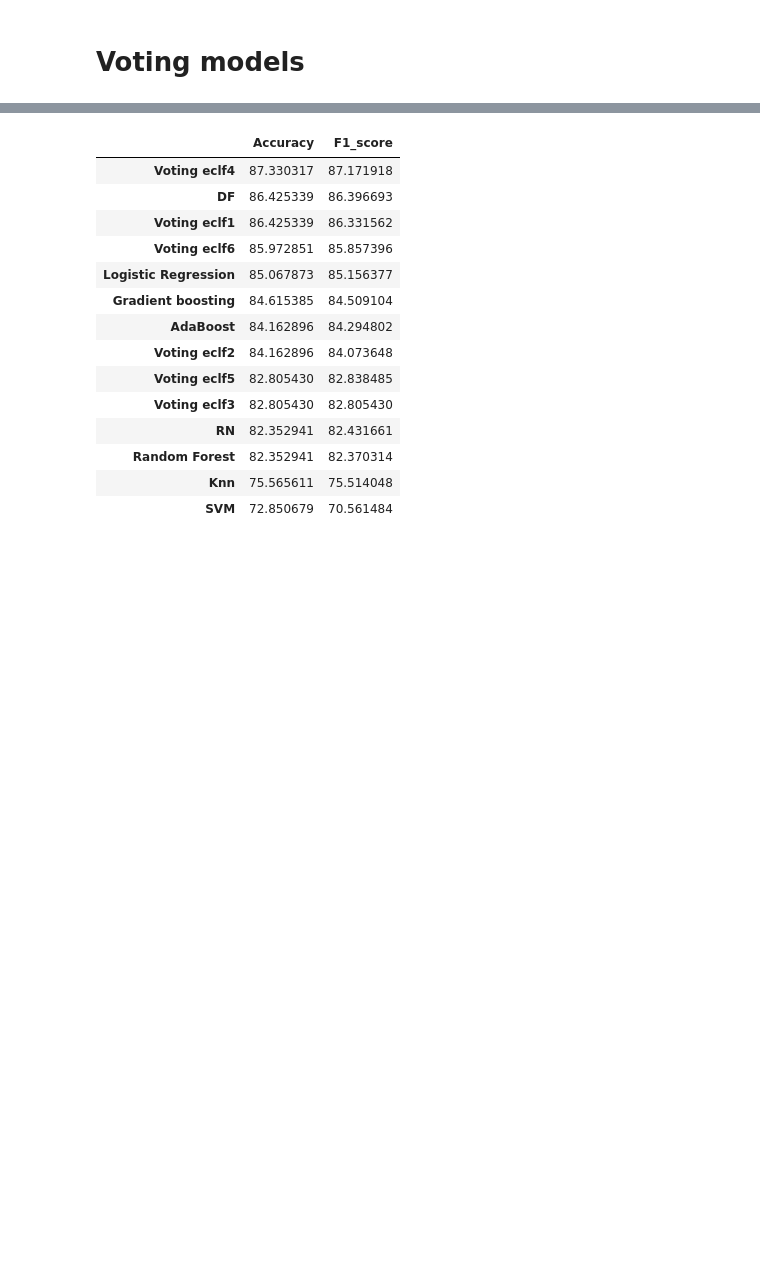
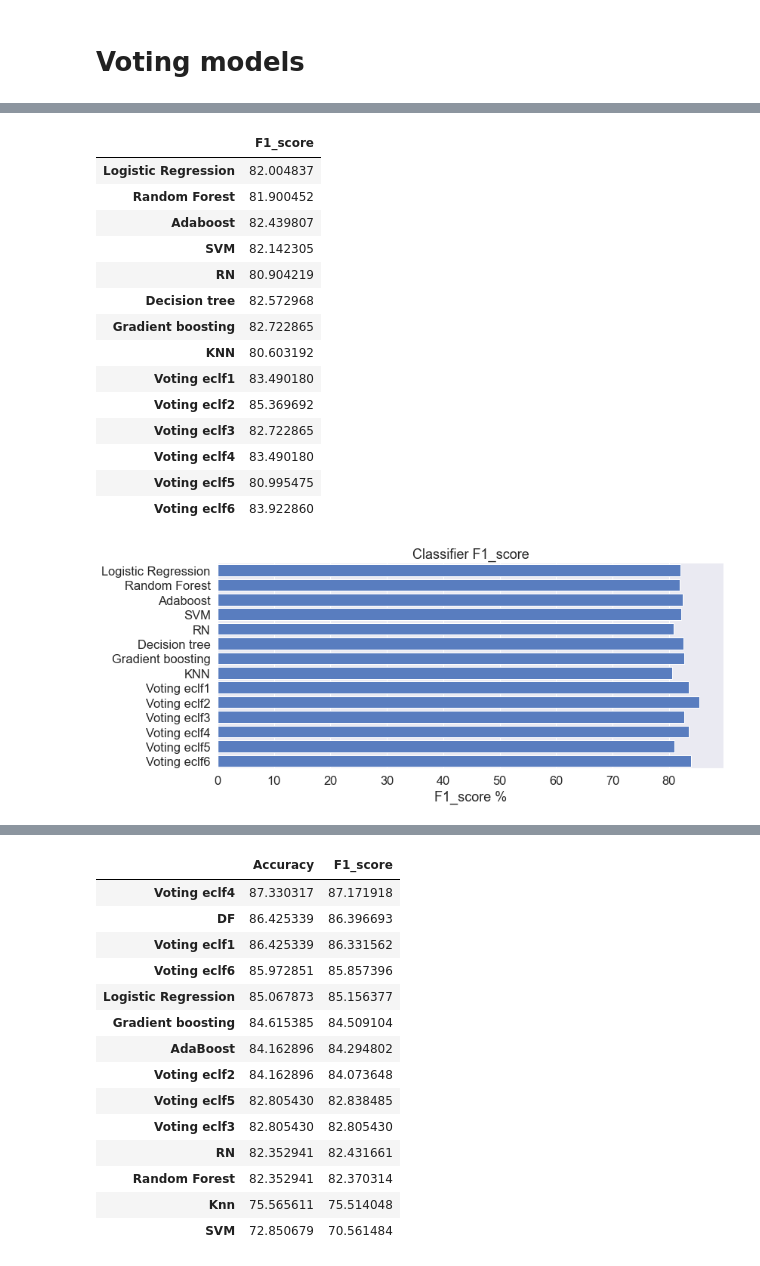
Before and after one commit to bouhamidi/Projet_fdd, a Jupyter notebook: PROJET_FDD.ipynb, the cells around one changed output, grey strips where cells are left out. Saved outputs shown, nothing was run; the diff lists cells and outputs as text; code cells hidden in the pictures; blank space fills up the shorter version.

```diff
--- a/PROJET_FDD.ipynb
+++ b/PROJET_FDD.ipynb
@@ -1403,0 +1840,18 @@ plt.show()
+# %%
+f1score = f1_score(y_test, eclf1.predict(X_test_ss), average='weighted')
+f1_dict_ss["Voting eclf1"]=f1score*100
+
+f1score = f1_score(y_test, eclf2.predict(X_test_ss), average='weighted')
+f1_dict_ss["Voting eclf2"]=f1score*100
+
+f1score = f1_score(y_test, eclf3.predict(X_test_ss), average='weighted')
+f1_dict_ss["Voting eclf3"]=f1score*100
+
+f1score = f1_score(y_test, eclf4.predict(X_test_ss), average='weighted')
+f1_dict_ss["Voting eclf4"]=f1score*100
+
+f1score = f1_score(y_test, eclf5.predict(X_test_ss), average='weighted')
+f1_dict_ss["Voting eclf5"]=f1score*100
+
+f1score = f1_score(y_test, eclf6.predict(X_test_ss), average='weighted')
+f1_dict_ss["Voting eclf6"]=f1score*100
@@ -1433,3 +1916,32 @@ plt.show()
+# %%
+df_f1_ss = pd.DataFrame.from_dict(f1_dict_ss, orient='index', columns=['F1_score'])
+display(df_f1_ss)
+plt.figure(figsize=(12,5))
+sns.set_color_codes("muted")
+sns.barplot(data=df_f1_ss, x="F1_score", y=df_f1_ss.index, color="b")
+
+
+plt.xlabel('F1_score %')
+plt.title('Classifier F1_score')
+
+plt.show()
+# %% [output]
+|  | F1_score |
+| Logistic Regression | 82.004837 |
+| Random Forest | 81.900452 |
+| Adaboost | 82.439807 |
+| SVM | 82.142305 |
+| RN | 80.904219 |
+| Decision tree | 82.572968 |
+| Gradient boosting | 82.722865 |
+| KNN | 80.603192 |
+| Voting eclf1 | 83.490180 |
+| Voting eclf2 | 85.369692 |
+| Voting eclf3 | 82.722865 |
+| Voting eclf4 | 83.490180 |
+| Voting eclf5 | 80.995475 |
+| Voting eclf6 | 83.922860 |
+[figure, added]
 # %%
 df_final = pd.concat([df_accu,df_f1],axis=1)
 # %%
```
Also changed, not shown: parts of 67 cells of this notebook.
